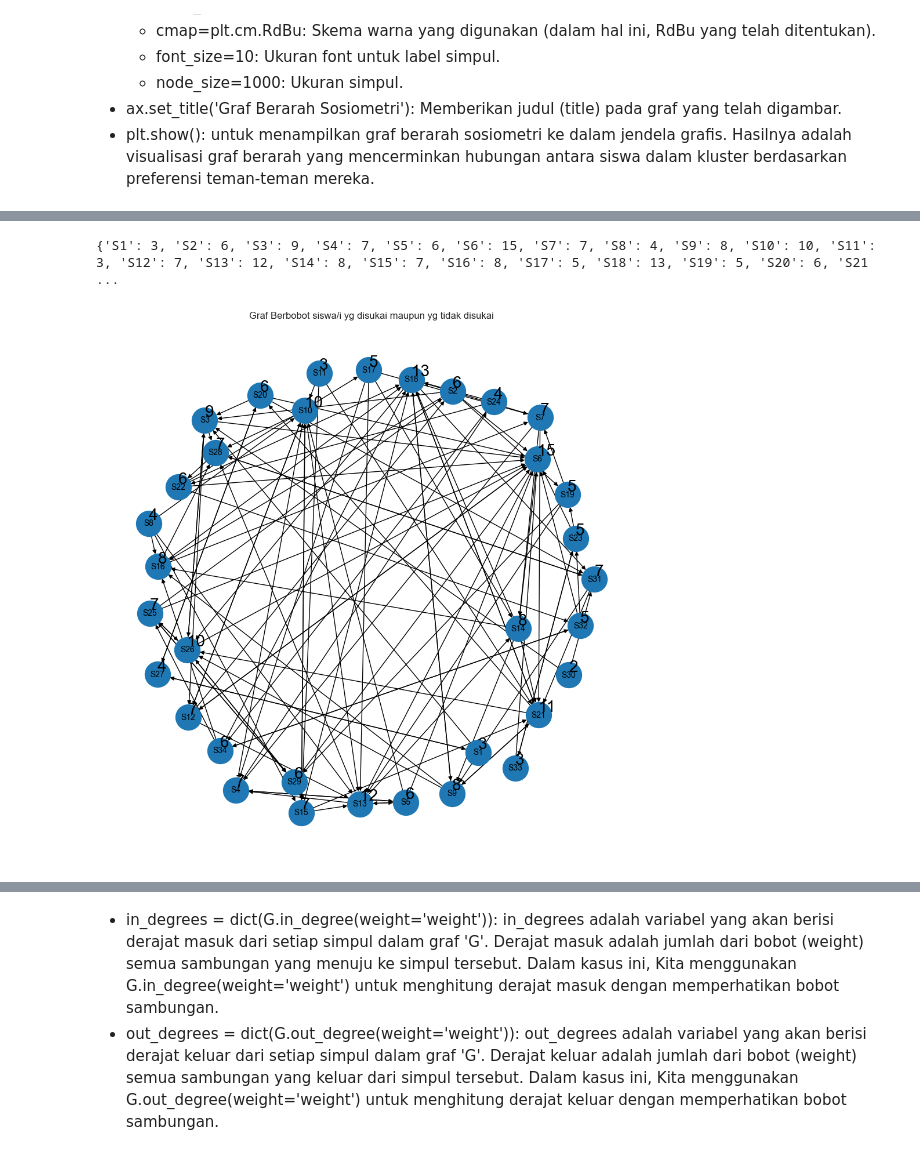
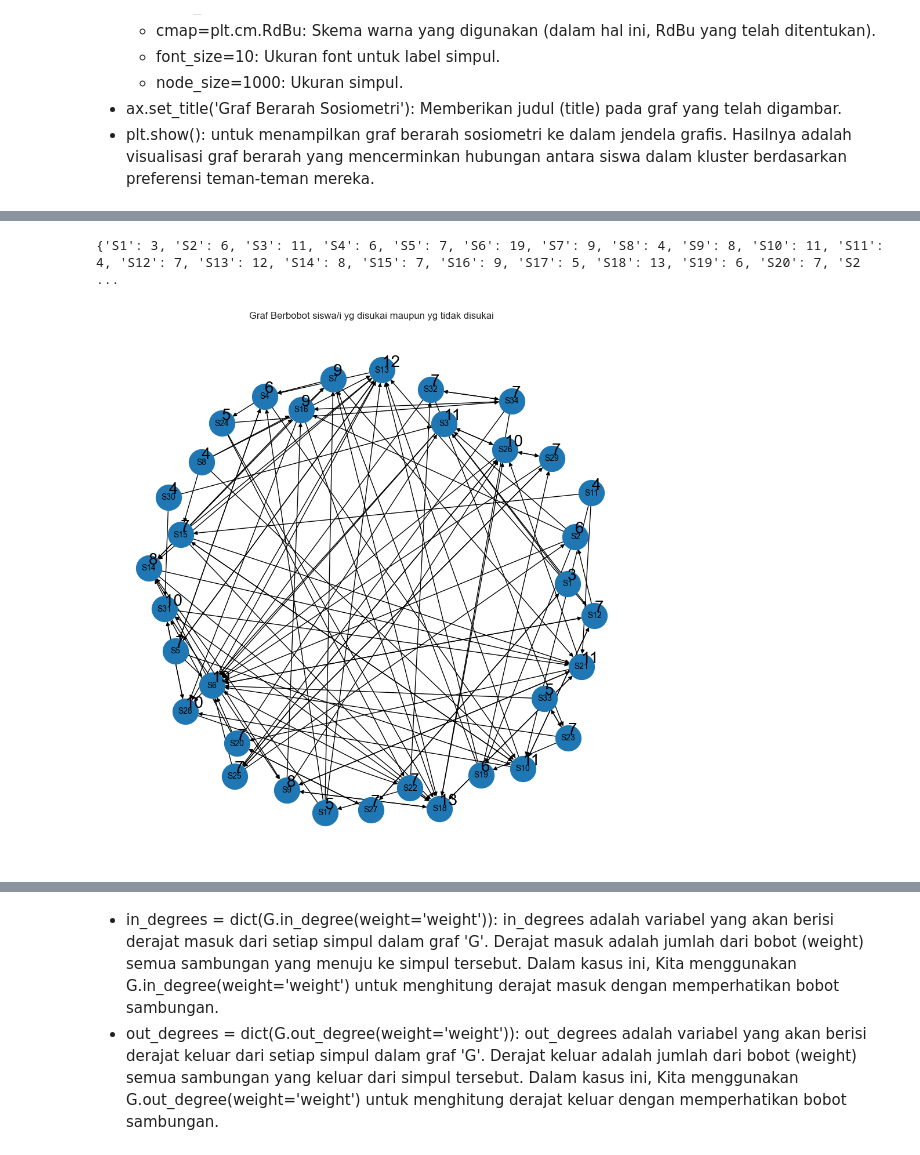
Before and after one commit to Michkail/SociometryClustering, a Jupyter notebook: aPraClass.ipynb, the cells around one changed output, grey strips where cells are left out. Drawn from its saved outputs; the diff is of its cells as text; code cells hidden in the pictures.

```diff
--- a/aPraClass.ipynb
+++ b/aPraClass.ipynb
@@ -414,57 +414,57 @@ nx.draw(G, pos, ax=ax, with_labels=True, font_size=10, node_size=1000)
 labels = {node: G.nodes[node].get('count', 0) for node in G.nodes}
 
 for node in G.nodes:
-    if node == 'IGP':
+    if node == 'S6':
         labels[node] = G.nodes[node].get('count', 0) + 4
-    elif node == 'IKWPP':
+    elif node == 'S13':
         labels[node] = G.nodes[node].get('count', 0) - 0
-    elif node == 'IDKWP':
+    elif node == 'S3':
         labels[node] = G.nodes[node].get('count', 0) + 2
-    elif node == 'IKSK':
+    elif node == 'S10':
         labels[node] = G.nodes[node].get('count', 0) + 1
-    elif node == 'NPEM':
+    elif node == 'S28':
         labels[node] = G.nodes[node].get('count', 0) + 3
-    elif node == 'NWASP':
+    elif node == 'S31':
         labels[node] = G.nodes[node].get('count', 0) + 3
-    elif node == 'IDMBP':
+    elif node == 'S4':
         labels[node] = G.nodes[node].get('count', 0) - 1
-    elif node == 'IKAD':
+    elif node == 'S7':
         labels[node] = G.nodes[node].get('count', 0) + 2
-    elif node == 'IPRAS':
+    elif node == 'S16':
         labels[node] = G.nodes[node].get('count', 0) + 1
-    elif node == 'IGCW':
+    elif node == 'S5':
         labels[node] = G.nodes[node].get('count', 0) + 1
-    elif node == 'KFTP':
+    elif node == 'S20':
         labels[node] = G.nodes[node].get('count', 0) + 1
-    elif node == 'NKW':
+    elif node == 'S22':
         labels[node] = G.nodes[node].get('count', 0) + 1
-    elif node == 'NPKD':
+    elif node == 'S29':
         labels[node] = G.nodes[node].get('count', 0) + 1
-    elif node == 'RRSAP':
+    elif node == 'S34':
         labels[node] = G.nodes[node].get('count', 0) + 1
-    elif node == 'IAGFJGM':
+    elif node == 'S19':
         labels[node] = G.nodes[node].get('count', 0) + 1
-    elif node == 'NKLM':
+    elif node == 'S23':
         labels[node] = G.nodes[node].get('count', 0) + 2
-    elif node == 'NMMS':
+    elif node == 'S27':
         labels[node] = G.nodes[node].get('count', 0) + 3
-    elif node == 'NWCSP':
+    elif node == 'S32':
         labels[node] = G.nodes[node].get('count', 0) + 2
-    elif node == 'NKMKL':
+    elif node == 'S24':
         labels[node] = G.nodes[node].get('count', 0) + 1
-    elif node == 'NWNG':
+    elif node == 'S33':
         labels[node] = G.nodes[node].get('count', 0) + 2
-    elif node == 'IKSAP':
+    elif node == 'S11':
         labels[node] = G.nodes[node].get('count', 0) + 1
-    elif node == 'NPKM':
+    elif node == 'S30':
         labels[node] = G.nodes[node].get('count', 0) + 2
     else:
         labels[node] = labels.get(node, 0)
 
 nx.draw_networkx_labels(G, pos, labels=labels, font_color='black', verticalalignment='bottom', horizontalalignment="left", font_size=20)
 print(labels)
 ax.set_title('Graf Berbobot siswa/i yg disukai maupun yg tidak disukai')
 plt.show()
 # %% [output]
-{'S1': 3, 'S2': 6, 'S3': 9, 'S4': 7, 'S5': 6, 'S6': 15, 'S7': 7, 'S8': 4, 'S9': 8, 'S10': 10, 'S11': 3, 'S12': 7, 'S13': 12, 'S14': 8, 'S15': 7, 'S16': 8, 'S17': 5, 'S18': 13, 'S19': 5, 'S20': 6, 'S21 ...
+{'S1': 3, 'S2': 6, 'S3': 11, 'S4': 6, 'S5': 7, 'S6': 19, 'S7': 9, 'S8': 4, 'S9': 8, 'S10': 11, 'S11': 4, 'S12': 7, 'S13': 12, 'S14': 8, 'S15': 7, 'S16': 9, 'S17': 5, 'S18': 13, 'S19': 6, 'S20': 7, 'S2 ...
-[figure, old version]
+[figure, new version]
```
Also changed, not shown: parts of 25 cells of this notebook, 1 other file.
